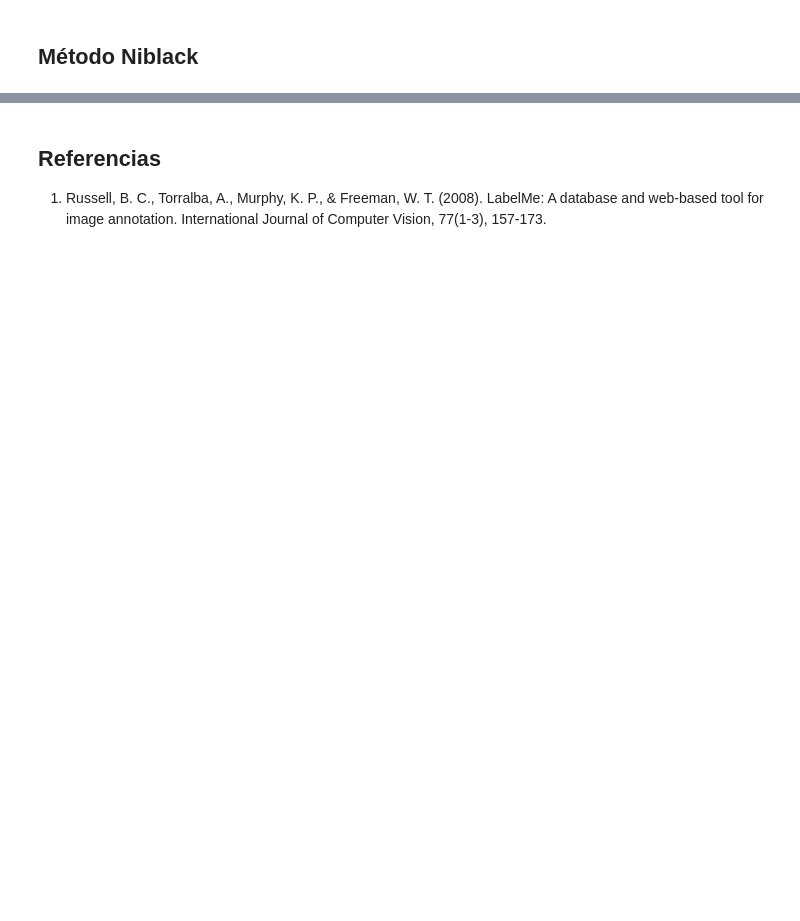
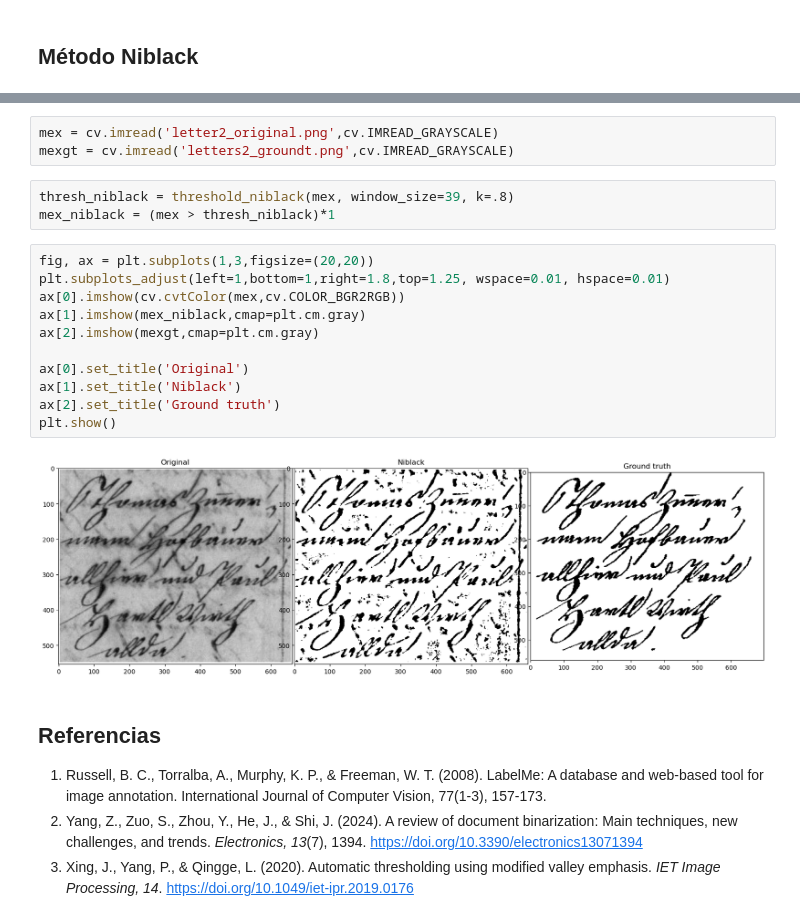
Before and after one commit to mlopezh1108/segmentacion, a Jupyter notebook: Segmentadores.ipynb, the cells around one changed output, grey strips where cells are left out. Drawn from its saved outputs; the diff is of its cells as text; blank space fills up the shorter version.

```diff
--- a/Segmentadores.ipynb
+++ b/Segmentadores.ipynb
@@ -62,3 +68,24 @@ plt.show()
+# %%
+mex = cv.imread('letter2_original.png',cv.IMREAD_GRAYSCALE)
+mexgt = cv.imread('letters2_groundt.png',cv.IMREAD_GRAYSCALE)
+# %%
+thresh_niblack = threshold_niblack(mex, window_size=39, k=.8)
+mex_niblack = (mex > thresh_niblack)*1
+# %%
+fig, ax = plt.subplots(1,3,figsize=(20,20))
+plt.subplots_adjust(left=1,bottom=1,right=1.8,top=1.25, wspace=0.01, hspace=0.01)
+ax[0].imshow(cv.cvtColor(mex,cv.COLOR_BGR2RGB))
+ax[1].imshow(mex_niblack,cmap=plt.cm.gray)
+ax[2].imshow(mexgt,cmap=plt.cm.gray)
+
+ax[0].set_title('Original')
+ax[1].set_title('Niblack')
+ax[2].set_title('Ground truth')
+plt.show()
+# %% [output]
+[figure, added]
 # %% [markdown]
 ## Referencias
 1. Russell, B. C., Torralba, A., Murphy, K. P., & Freeman, W. T. (2008). LabelMe: A database and web-based tool for image annotation. International Journal of Computer Vision, 77(1-3), 157-173.
+2. Yang, Z., Zuo, S., Zhou, Y., He, J., & Shi, J. (2024). A review of document binarization: Main techniques, new challenges, and trends. *Electronics, 13*(7), 1394. https://doi.org/10.3390/electronics13071394
+3. Xing, J., Yang, P., & Qingge, L. (2020). Automatic thresholding using modified valley emphasis. *IET Image Processing, 14*. https://doi.org/10.1049/iet-ipr.2019.0176
```
Also changed, not shown: parts of 5 cells of this notebook.
